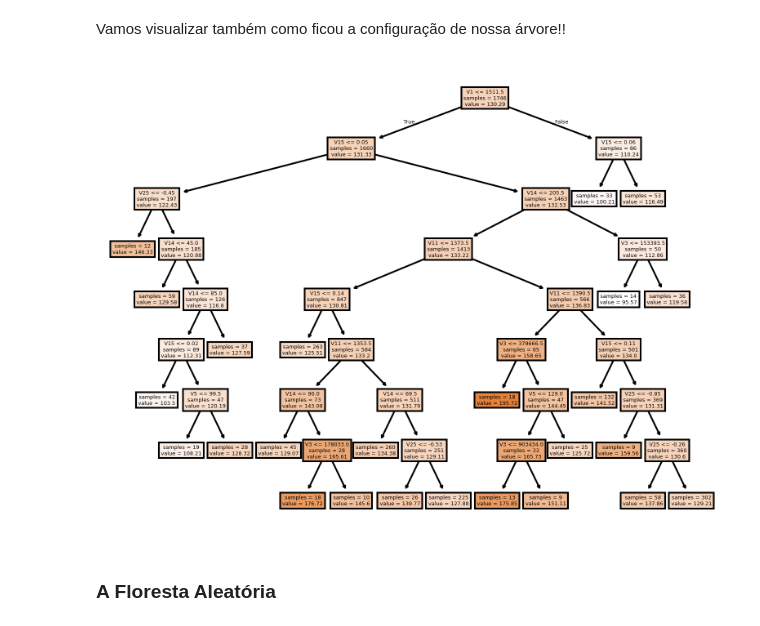
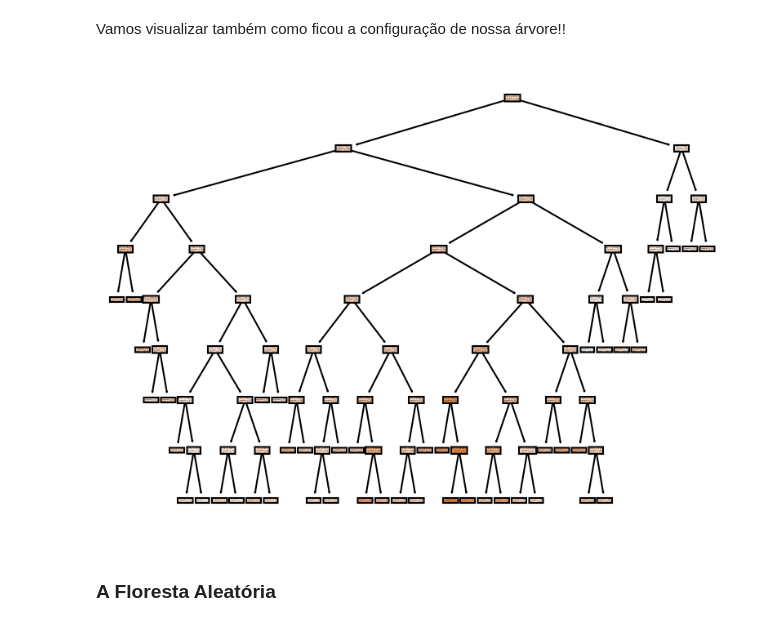
Before and after one commit to drcassar/biblioteca_real, a Jupyter notebook: Aprendizado de Máquina/Modelos de Comitê e Meta Aprendizado/T26 - Gabriel de Oliveira Paiva/T26 - Gabriel de Oliveira Paiva.ipynb, the cells around one changed output. Cells and saved outputs as stored; diff of their text form; code cells hidden in the pictures.

```diff
--- a/Aprendizado de Máquina/Modelos de Comitê e Meta Aprendizado/T26 - Gabriel de Oliveira Paiva/T26 - Gabriel de Oliveira Paiva.ipynb
+++ b/Aprendizado de Máquina/Modelos de Comitê e Meta Aprendizado/T26 - Gabriel de Oliveira Paiva/T26 - Gabriel de Oliveira Paiva.ipynb
@@ -700,0 +447,36 @@ y_previsao = modelo_arvore_individual.predict(X_teste)
+# %%
+NUM_FOLDS = 10
+NUM_ITERACOES = 100
+
+espaco_de_busca = {
+    "max_depth": [None] + list(range(1, 21)),
+    "min_samples_split": range(2, 21),
+    "min_samples_leaf": range(1, 11),
+    "max_leaf_nodes": [None] + list(range(2, 51))
+}
+
+modelo = DecisionTreeRegressor(
+    random_state=42
+)
+
+buscador = RandomizedSearchCV(
+    estimator=modelo,
+    param_distributions=espaco_de_busca,
+    n_iter=NUM_ITERACOES,
+    cv=NUM_FOLDS,
+    scoring="neg_root_mean_squared_error",
+    random_state=42,
+    refit=True,
+    n_jobs=-1
+)
+
+buscador.fit(X_treino, y_treino)
+
+arvore = buscador.best_estimator_
+
+print("Melhores hiperparâmetros:")
+print(buscador.best_params_)
+
+print(f"\nMelhor RMSE CV: {-buscador.best_score_:.4f}")
+
+arvore.fit(X_treino, y_treino)
@@ -739,17 +528,17 @@ Vamos visualizar também como ficou a configuração de nossa árvore!!
 # %%
 figura, eixo = plt.subplots(dpi=300)
 plot_tree(
-    modelo_arvore_individual,
+    arvore,
     feature_names=ATRIBUTOS,
     ax=eixo,
     impurity=False,
     filled=True,
     proportion=False,
     precision=2,
 )
 plt.show()
 # %% [output]
-[figure, old version]
+[figure, new version]
 # %% [markdown]
 ### A Floresta Aleatória
 # %% [markdown]
```
Also changed, not shown: parts of 57 cells of this notebook.
